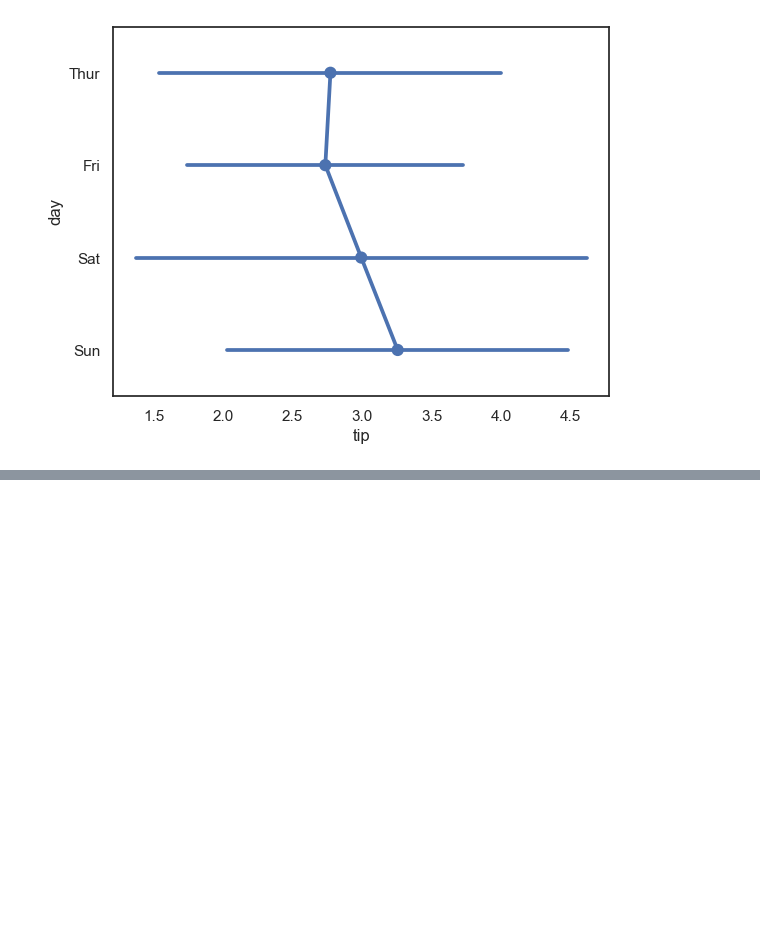
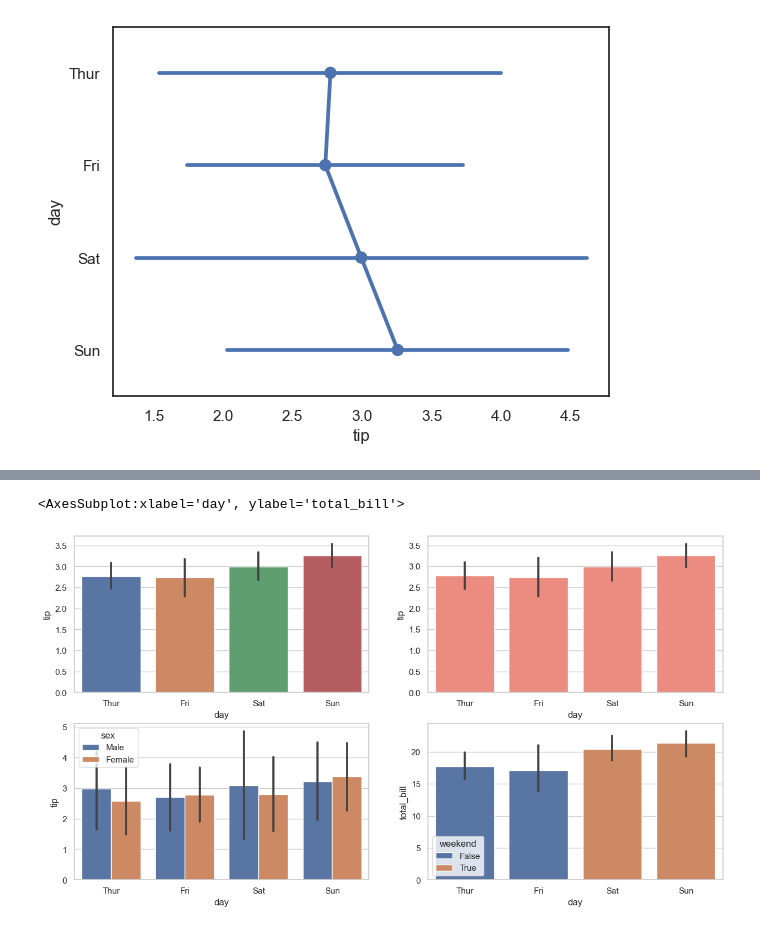
Before and after one commit to madhanl6/Seaborn_viz, a Jupyter notebook: Seaborn viz.ipynb, the cells around one changed output, grey strips where cells are left out. Cells and saved outputs as stored; diff of their text form; code cells hidden in the pictures; blank space fills up the shorter version.

```diff
--- a/Seaborn viz.ipynb
+++ b/Seaborn viz.ipynb
@@ -344,0 +350,20 @@ sns.pointplot(x='tip', y='day', data=df, ci='sd')
+# %%
+sns.set(style='whitegrid')# set background
+
+fig, axes = plt.subplots(2, 2, figsize=(15,8)) # plot 4 graphs
+
+# grouped by a categorical variable
+sns.barplot(x='day', y='tip', data=df, ax=axes[0,0])
+
+# all bars in a single color
+sns.barplot(x='day', y='tip', data=df, color='salmon', saturation=.8, ax=axes[0,1])
+
+# grouped by a two variables, show standard deviation of observations instead of a confidence interval
+sns.barplot(x='day', y='tip', data=df, hue='sex', ci='sd', ax=axes[1,0])
+
+# grouped by new variable
+df['weekend'] = df['day'].isin(['Sat', 'Sun'])
+sns.barplot(x='day', y='total_bill', hue="weekend", data=df, dodge=False, ax=axes[1,1])
+# %% [output]
+<AxesSubplot:xlabel='day', ylabel='total_bill'>
+[figure, added]
```
Also changed, not shown: parts of 15 cells of this notebook.
